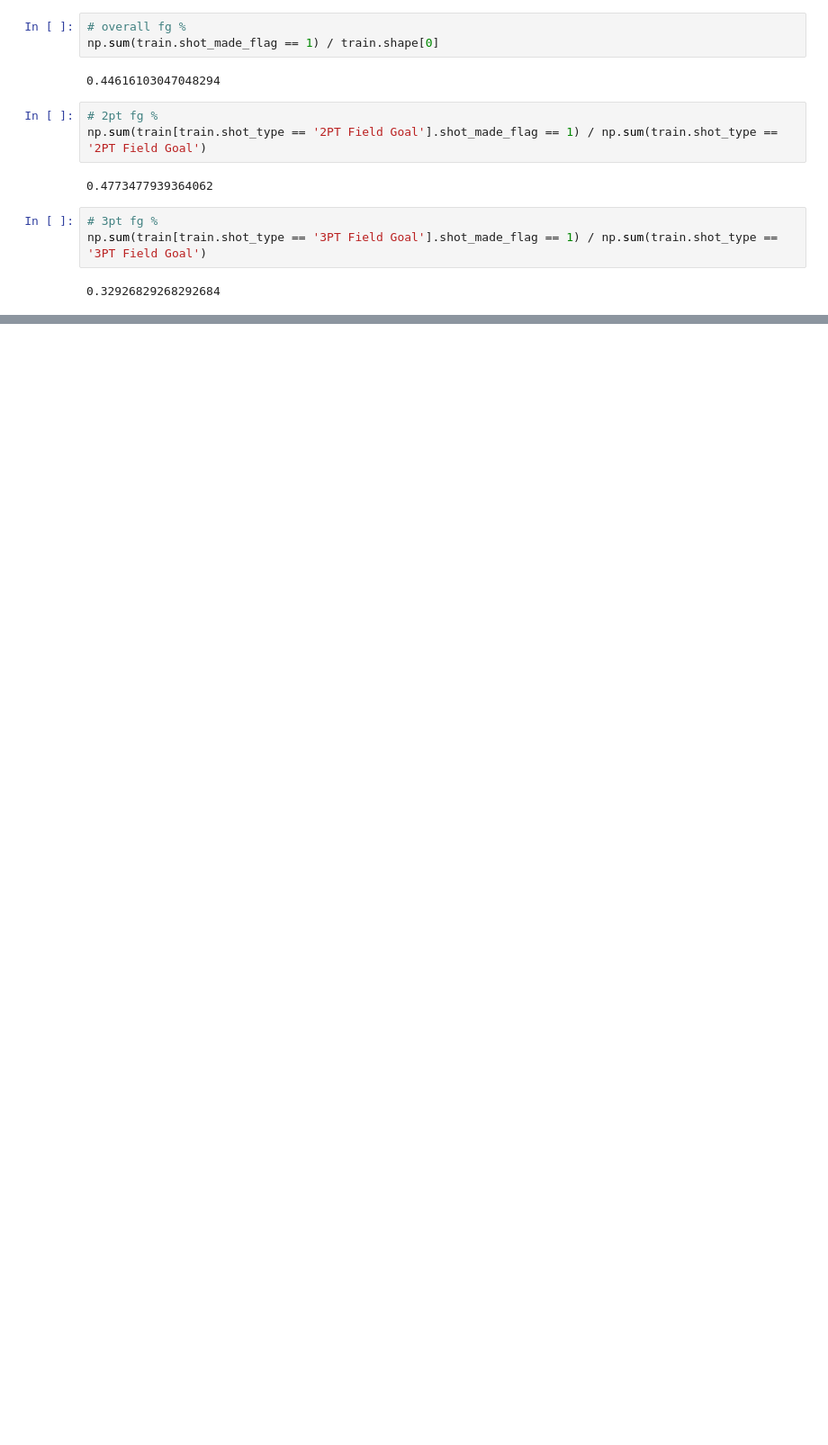
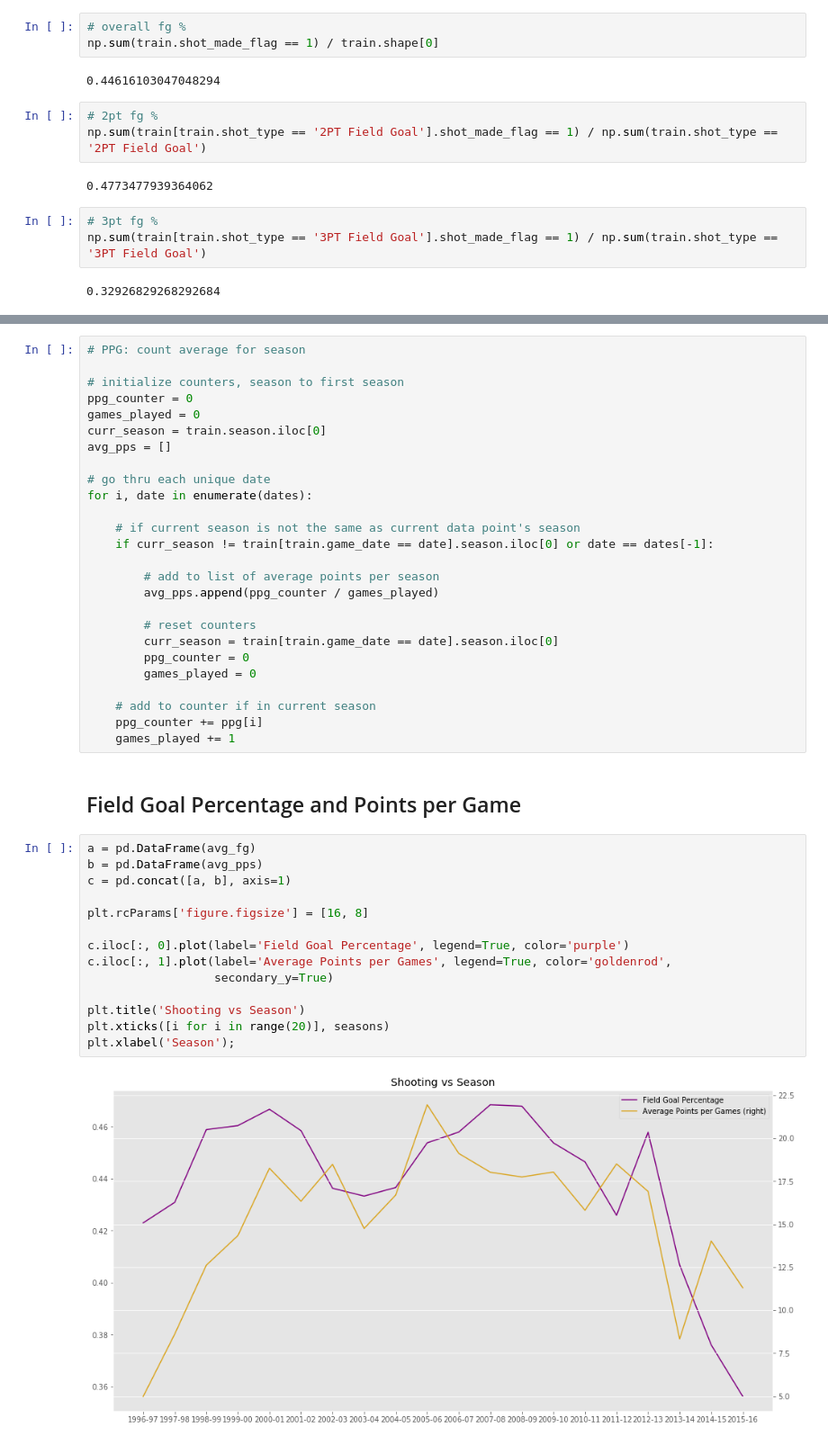
Before and after one commit to neil-ash/Kaggle, a Jupyter notebook: Kobe/Kobe_Kaggle.ipynb, the cells around one changed output, grey strips where cells are left out. Shown at 90% size. Saved outputs shown, nothing was run; the diff lists cells and outputs as text; blank space fills up the shorter version.

Commit message:
Data exploration updates

```diff
--- a/Kobe/Kobe_Kaggle.ipynb
+++ b/Kobe/Kobe_Kaggle.ipynb
@@ -185,0 +202,44 @@ Period  FG %
+# %%
+# PPG: count average for season
+
+# initialize counters, season to first season
+ppg_counter = 0
+games_played = 0
+curr_season = train.season.iloc[0]
+avg_pps = []
+
+# go thru each unique date
+for i, date in enumerate(dates):
+
+    # if current season is not the same as current data point's season
+    if curr_season != train[train.game_date == date].season.iloc[0] or date == dates[-1]:
+
+        # add to list of average points per season
+        avg_pps.append(ppg_counter / games_played)
+
+        # reset counters
+        curr_season = train[train.game_date == date].season.iloc[0]
+        ppg_counter = 0
+        games_played = 0
+
+    # add to counter if in current season
+    ppg_counter += ppg[i]
+    games_played += 1
+# %% [markdown]
+## Field Goal Percentage and Points per Game
+# %%
+a = pd.DataFrame(avg_fg)
+b = pd.DataFrame(avg_pps)
+c = pd.concat([a, b], axis=1)
+
+plt.rcParams['figure.figsize'] = [16, 8]
+
+c.iloc[:, 0].plot(label='Field Goal Percentage', legend=True, color='purple')
+c.iloc[:, 1].plot(label='Average Points per Games', legend=True, color='goldenrod',
+                  secondary_y=True)
+
+plt.title('Shooting vs Season')
+plt.xticks([i for i in range(20)], seasons)
+plt.xlabel('Season');
+# %% [output]
+[figure, added]
```
Also changed, not shown: parts of 25 cells of this notebook.
